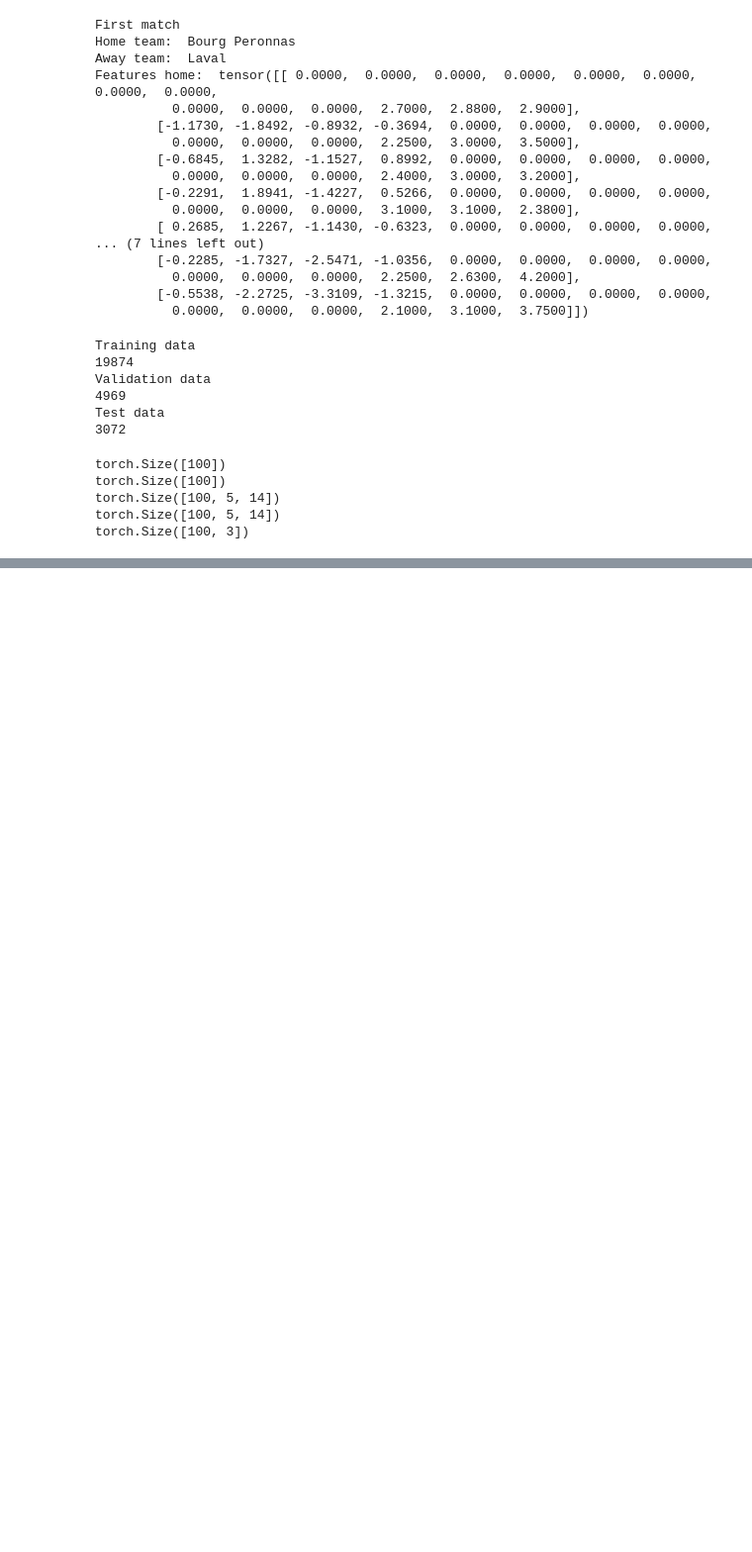
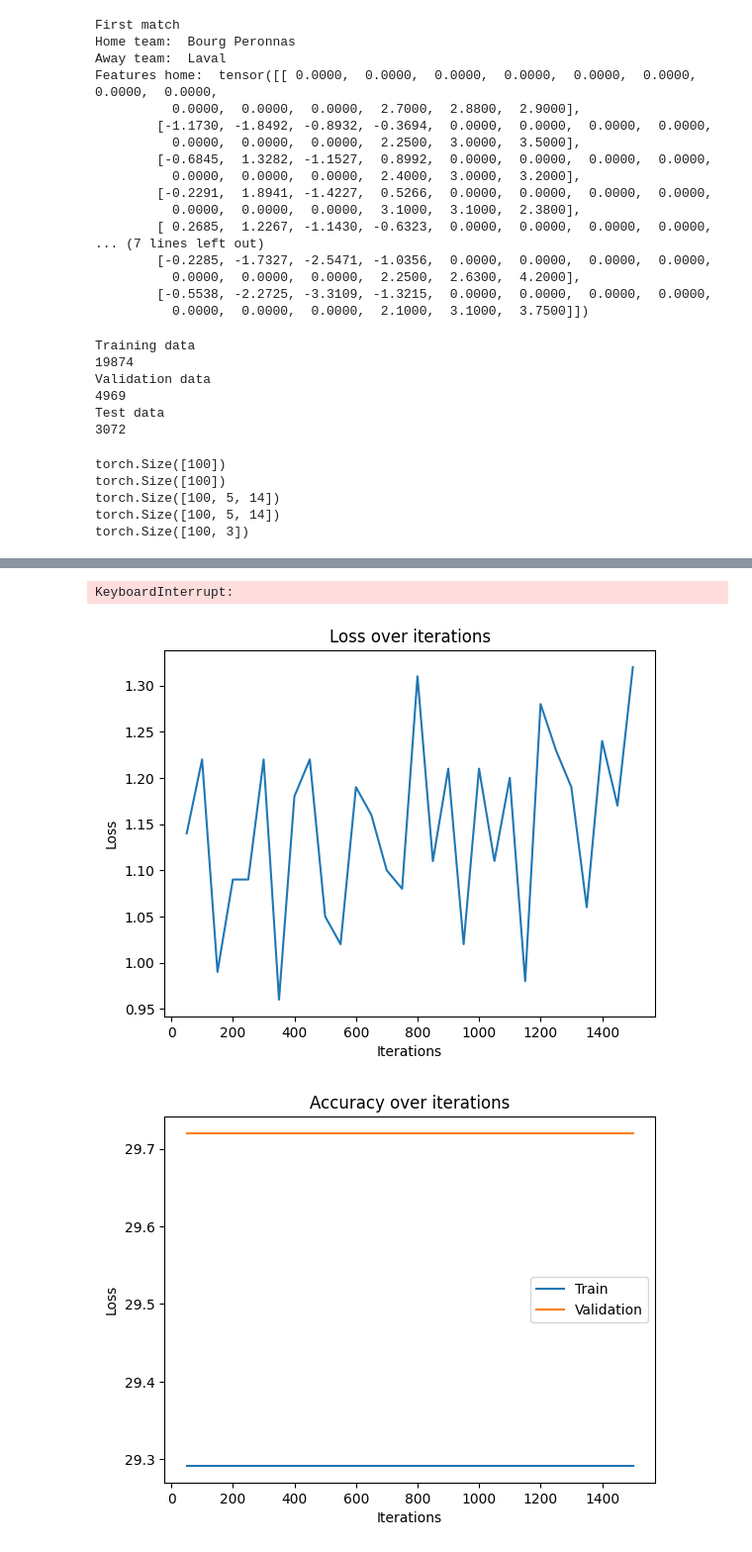
Before and after one commit to xuyangan/csc413-football-prediction, a Jupyter notebook: train.ipynb, the cells around one changed output, grey strips where cells are left out. Shown at 99% size. Drawn from its saved outputs; the diff is of its cells as text; code cells hidden in the pictures; blank space fills up the shorter version.

```diff
--- a/train.ipynb
+++ b/train.ipynb
@@ -74,17 +73,17 @@ import torch.nn.functional as F
 
 def one_hot_targets(targets):
     num_classes = th.max(targets).item() + 1
-    return F.one_hot(targets, num_classes=num_classes)
+    return F.one_hot(targets, num_classes=num_classes).type(th.float32)
 
-training_targets = one_hot_targets(training_targets)
-test_targets = one_hot_targets(test_targets)
+training_targets_oh = one_hot_targets(training_targets)
+test_targets_oh = one_hot_targets(test_targets)
 
-print(training_targets.shape)
-print(test_targets.shape)
+print(training_targets_oh.shape)
+print(test_targets_oh.shape)
 
 for i in range(3):
-    print(training_targets[i])
-    print(test_targets[i])
+    print(training_targets_oh[i])
+    print(test_targets_oh[i])
 # %% [output]
 torch.Size([24843, 3])
 torch.Size([3072, 3])
@@ -127,13 +126,13 @@ from torch.utils.data import DataLoader, TensorDataset
 split = 0.8
 split_idx = int(len(training_home_teams_matches) * split)
 
-train_dataset = TensorDataset(training_home_teams_matches[:split_idx], training_away_teams_matches[:split_idx], training_matches_features_home[:split_idx], training_matches_features_away[:split_idx], training_targets[:split_idx])
+train_dataset = TensorDataset(training_home_teams_matches[:split_idx], training_away_teams_matches[:split_idx], training_matches_features_home[:split_idx], training_matches_features_away[:split_idx], training_targets_oh[:split_idx])
 # train_loader = DataLoader(train_dataset, batch_size=32, shuffle=False) # true could cause lookahead
 
-val_dataset = TensorDataset(training_home_teams_matches[split_idx:], training_away_teams_matches[split_idx:], training_matches_features_home[split_idx:], training_matches_features_away[split_idx:], training_targets[split_idx:])
+val_dataset = TensorDataset(training_home_teams_matches[split_idx:], training_away_teams_matches[split_idx:], training_matches_features_home[split_idx:], training_matches_features_away[split_idx:], training_targets_oh[split_idx:])
 # val_loader = DataLoader(val_dataset, batch_size=32, shuffle=False)
 
-test_dataset = TensorDataset(test_home_teams_matches, test_away_teams_matches, test_matches_features_home, test_matches_features_away, test_targets)
+test_dataset = TensorDataset(test_home_teams_matches, test_away_teams_matches, test_matches_features_home, test_matches_features_away, test_targets_oh)
 # test_loader = DataLoader(test_dataset, batch_size=32, shuffle=False)
 
 print("Training data")
@@ -177,15 +176,16 @@ torch.Size([100, 3])
 # %%
 model_lstm = LSTM(
             num_features=14,
-            inception_depth=3,
-            inception_out=256,
-            hidden_size=16,
-            num_heads=4, num_classes=3, bottleneck_dim = None)
+            inception_depth=2,
+            inception_out=24,
+            hidden_size=500,
+            num_heads=1, num_classes=3, bottleneck_dim = None)
 
 train_model(model_lstm,
-criterion=RPS_loss,
-# criterion= nn.CrossEntropyLoss(ignore_index=0),
+criterion=RPS_loss(),
+# criterion= nn.CrossEntropyLoss(),
 train_loader=train_loader,
 val_loader=val_loader,
-learning_rate=0.1,
+learning_rate=0.01,
 num_epochs=10)
+# %% [output]
@@ -192,3 +209,6 @@ num_epochs=10)
+KeyboardInterrupt:
+[figure, added]
+[figure, added]
 # %%
 # in_channels = 14  # this should be the number of features in each data sample
 # # the remaining inputs are hyperparameters which can be tuned accordingly
```
Also changed, not shown: parts of 5 cells of this notebook, 3 other files.
